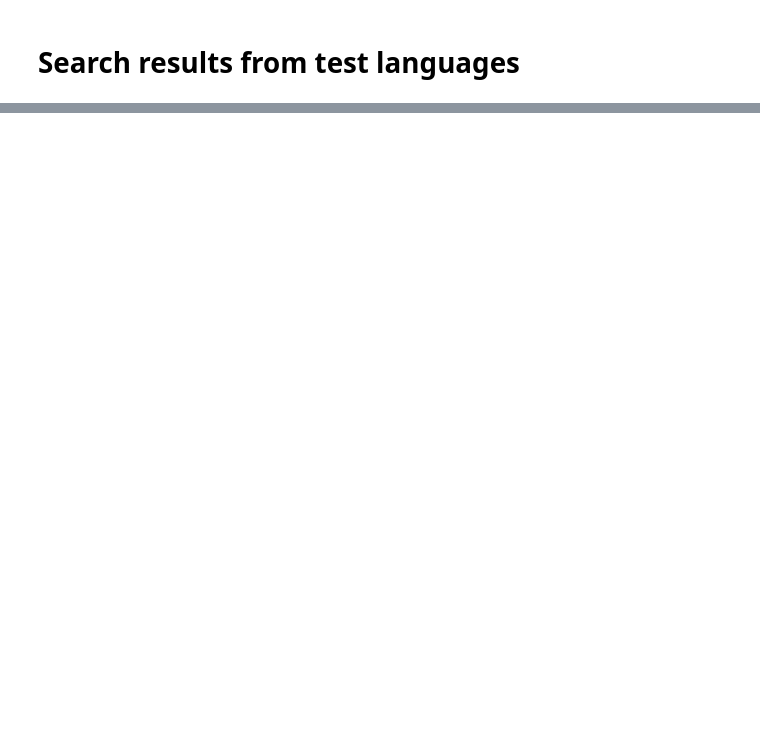
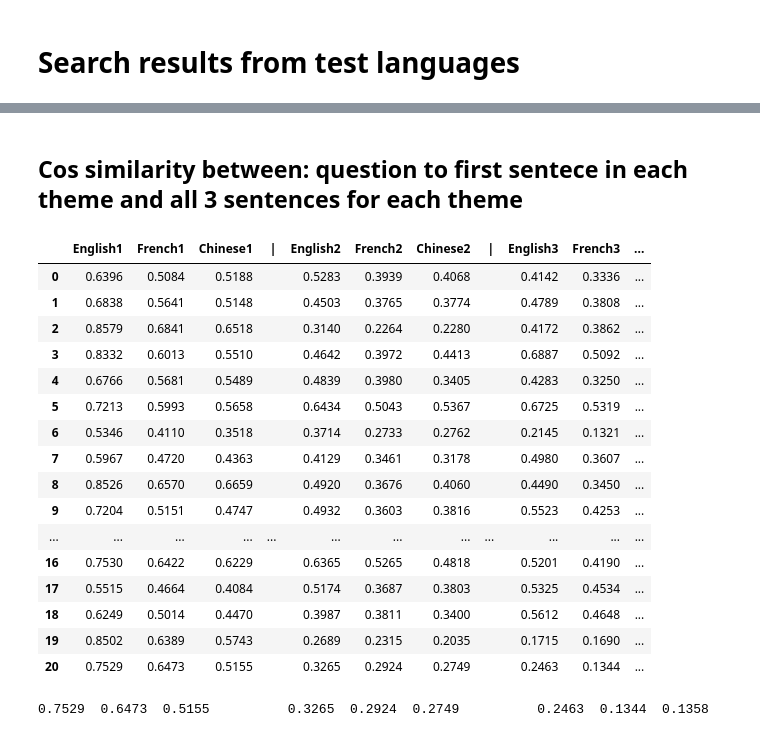
Before and after one commit to Otnielush/Language_entity_embeddings, a Jupyter notebook: language_extraction.ipynb, the cells around one changed output, grey strips where cells are left out. Drawn from its saved outputs; the diff is of its cells as text; code cells hidden in the pictures; blank space fills up the shorter version.

Commit message:
upload data

```diff
--- a/language_extraction.ipynb
+++ b/language_extraction.ipynb
@@ -145,0 +259,41 @@ trans
+# %% [markdown]
+## Cos similarity between: question to first sentece in each theme and all 3 sentences for each theme
+# %%
+q1_eng_fr_ch = pd.DataFrame(columns=list(embd_data.columns[:3]) + list(embd_data.columns[6:9]) + list(embd_data.columns[21:24]))
+# %%
+id_columns = list(embd_data.columns)
+for r in range(embd_np.shape[0]):
+    row_data = []
+    for col in q1_eng_fr_ch.columns:
+        c = id_columns.index(col)
+        row_data.append(calc_cos_sim(ques_eng1_embd[r], embd_np[r, c]))
+    q1_eng_fr_ch.loc[r] = row_data
+# %%
+q1_eng_fr_ch[' |'] = ['  ' for _ in range(embd_np.shape[0])]
+q1_eng_fr_ch['| '] = ['  ' for _ in range(embd_np.shape[0])]
+# %%
+q1_eng_fr_ch = q1_eng_fr_ch[['English1','French1','Chinese1',' |','English2','French2','Chinese2','| ','English3','French3', 'Chinese3']].round(decimals=4)
+# %%
+q1_eng_fr_ch
+# %% [output]
+|  | English1 | French1 | Chinese1 | | | English2 | French2 | Chinese2 | | | English3 | French3 | ... |
+| 0 | 0.6396 | 0.5084 | 0.5188 |  | 0.5283 | 0.3939 | 0.4068 |  | 0.4142 | 0.3336 | ... |
+| 1 | 0.6838 | 0.5641 | 0.5148 |  | 0.4503 | 0.3765 | 0.3774 |  | 0.4789 | 0.3808 | ... |
+| 2 | 0.8579 | 0.6841 | 0.6518 |  | 0.3140 | 0.2264 | 0.2280 |  | 0.4172 | 0.3862 | ... |
+| 3 | 0.8332 | 0.6013 | 0.5510 |  | 0.4642 | 0.3972 | 0.4413 |  | 0.6887 | 0.5092 | ... |
+| 4 | 0.6766 | 0.5681 | 0.5489 |  | 0.4839 | 0.3980 | 0.3405 |  | 0.4283 | 0.3250 | ... |
+| 5 | 0.7213 | 0.5993 | 0.5658 |  | 0.6434 | 0.5043 | 0.5367 |  | 0.6725 | 0.5319 | ... |
+| 6 | 0.5346 | 0.4110 | 0.3518 |  | 0.3714 | 0.2733 | 0.2762 |  | 0.2145 | 0.1321 | ... |
+| 7 | 0.5967 | 0.4720 | 0.4363 |  | 0.4129 | 0.3461 | 0.3178 |  | 0.4980 | 0.3607 | ... |
+| 8 | 0.8526 | 0.6570 | 0.6659 |  | 0.4920 | 0.3676 | 0.4060 |  | 0.4490 | 0.3450 | ... |
+| 9 | 0.7204 | 0.5151 | 0.4747 |  | 0.4932 | 0.3603 | 0.3816 |  | 0.5523 | 0.4253 | ... |
+| ... | ... | ... | ... | ... | ... | ... | ... | ... | ... | ... | ... |
+| 16 | 0.7530 | 0.6422 | 0.6229 |  | 0.6365 | 0.5265 | 0.4818 |  | 0.5201 | 0.4190 | ... |
+| 17 | 0.5515 | 0.4664 | 0.4084 |  | 0.5174 | 0.3687 | 0.3803 |  | 0.5325 | 0.4534 | ... |
+| 18 | 0.6249 | 0.5014 | 0.4470 |  | 0.3987 | 0.3811 | 0.3400 |  | 0.5612 | 0.4648 | ... |
+| 19 | 0.8502 | 0.6389 | 0.5743 |  | 0.2689 | 0.2315 | 0.2035 |  | 0.1715 | 0.1690 | ... |
+| 20 | 0.7529 | 0.6473 | 0.5155 |  | 0.3265 | 0.2924 | 0.2749 |  | 0.2463 | 0.1344 | ... |
+# %%
+print("0.7529	0.6473	0.5155		0.3265	0.2924	0.2749		0.2463	0.1344	0.1358")
+# %% [output]
+0.7529  0.6473  0.5155          0.3265  0.2924  0.2749          0.2463  0.1344  0.1358
```
Also changed, not shown: parts of 101 cells of this notebook, 33 other files.
